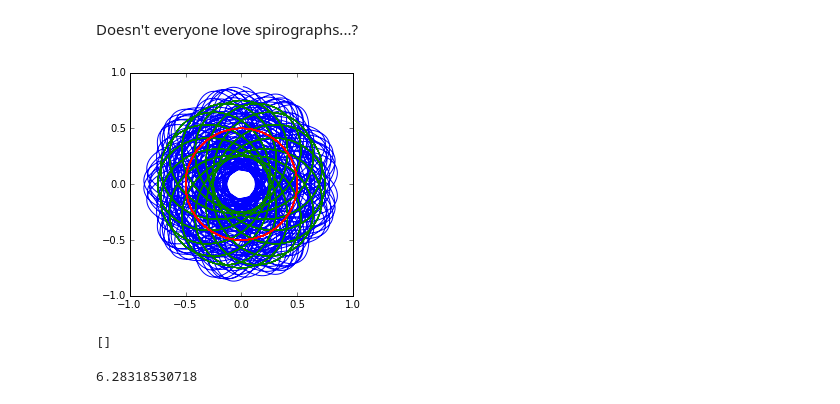
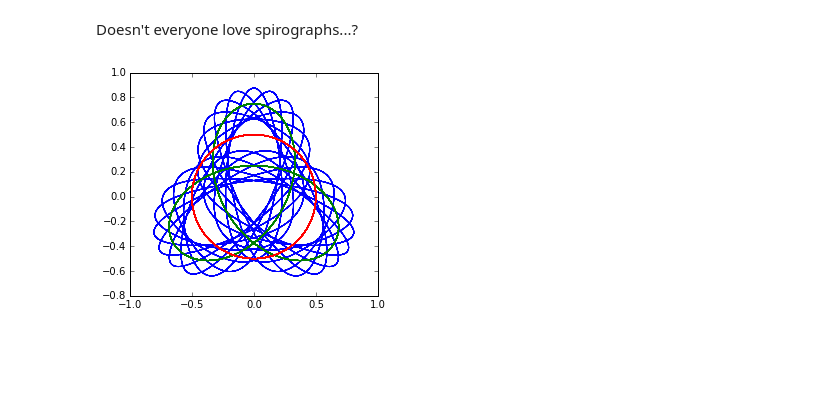
Before and after one commit to drpeteb/recursive-spirograph, a Jupyter notebook: Recursive-Spirograph.ipynb, the cells around one changed output. Drawn from its saved outputs; the diff is of its cells as text; code cells hidden in the pictures; blank space fills up the shorter version.

```diff
--- a/Recursive-Spirograph.ipynb
+++ b/Recursive-Spirograph.ipynb
@@ -12,14 +12,16 @@ class Disk:
     A rotating wheel connected to a parent, part of the spirograph stack
     """
 
-    def __init__(self, parent, radius, angvel, store):
+    def __init__(self, parent, radius, angvel, inner=True, store=None, pencil=None):
         """
         Create a disk and initialise state
         """
 
         # Properties
+        self.inner  = inner
         self.radius = radius
         self.angvel = angvel
+        self.pencil = pencil
 
         # Relative position
         self.body_angle = 0    # Angle of the disk relative to the parent rotor
@@ -54,7 +56,10 @@ class Disk:
 
         # Modify child's body angle accordingly and recurse
         if self.child is not None:
-            self.child.body_angle -= self.angvel * (self.radius/self.child.radius)
+            if self.inner:
+                self.child.body_angle -= self.angvel * (self.radius/self.child.radius)
+            else:
+                self.child.body_angle += self.angvel * (self.radius/self.child.radius)
             self.child.increment()
 
 
@@ -70,33 +75,45 @@ class Disk:
             rotor = self.rotor_angle;
         else:
             parent_x, parent_y, parent_body, parent_rotor = self.parent.emit_position()
-            x = parent_x + (self.parent.radius-self.radius) * np.sin(parent_rotor)
-            y = parent_y + (self.parent.radius-self.radius) * np.cos(parent_rotor)
+            if self.inner:
+                x = parent_x + (self.parent.radius-self.radius) * np.sin(parent_rotor)
+                y = parent_y + (self.parent.radius-self.radius) * np.cos(parent_rotor)
+            else:
+                x = parent_x + (self.parent.radius+self.radius) * np.sin(parent_rotor)
+                y = parent_y + (self.parent.radius+self.radius) * np.cos(parent_rotor)
             body = parent_rotor + self.body_angle
             rotor = body + self.rotor_angle
+
+        if self.pencil is not None:
+            pencilx = x + self.pencil * self.radius * np.sin(rotor)
+            pencily = y + self.pencil * self.radius * np.cos(rotor)
 
         self.store[self]['x'].append(x)
         self.store[self]['y'].append(y)
         self.store[self]['body'].append(body)
         self.store[self]['rotor'].append(rotor)
+        if self.pencil is not None:
+            self.store[self]['pencilx'].append(pencilx)
+            self.store[self]['pencily'].append(pencily)
+
 
         return x, y, body, rotor
 # %%
 N = 4
 radius = [1.0, 1.0/2.0, 1.0/4.0, 1.0/8.0]
-angvel = [2*np.pi/100, 2*np.pi/130, 2*np.pi/170, 2*np.pi/190]
+angvel = [2*np.pi/100, 2*np.pi/200, 2*np.pi/1600, 2*np.pi/400]
 
 disk_list = []
 parent = None
-camera = dict()
+store = dict()
 for ii in range(N):
-    disk = Disk(parent, radius[ii], angvel[ii], camera)
+    disk = Disk(parent, radius[ii], angvel[ii], store=store)
     disk_list.append(disk)
-    camera[disk] = dict()
-    camera[disk]['x'] = []
-    camera[disk]['y'] = []
-    camera[disk]['body'] = []
-    camera[disk]['rotor'] = []
+    store[disk] = dict()
+    store[disk]['x'] = []
+    store[disk]['y'] = []
+    store[disk]['body'] = []
+    store[disk]['rotor'] = []
     parent = disk
 # %%
 for tt in range(10000):
@@ -105,18 +122,10 @@ for tt in range(10000):
 # %%
 fig = plt.figure()
 ax = fig.add_subplot(1,1,1)
 ax.set_aspect('equal')
 for disk in reversed(disk_list):
 #for disk in [disk_list[-1]]:
-    ax.plot(camera[disk]['x'], camera[disk]['y'])
+    ax.plot(store[disk]['x'], store[disk]['y'])
 plt.show()
 # %% [output]
-[figure, old version]
+[figure, new version]
-# %%
-print( camera[disk_list[1]]['body'])
-# %% [output]
-[]
-# %%
-print(disk_list[2].rotor_angle)
-# %% [output]
-6.28318530718
```
Also changed, not shown: parts of 2 cells of this notebook.
